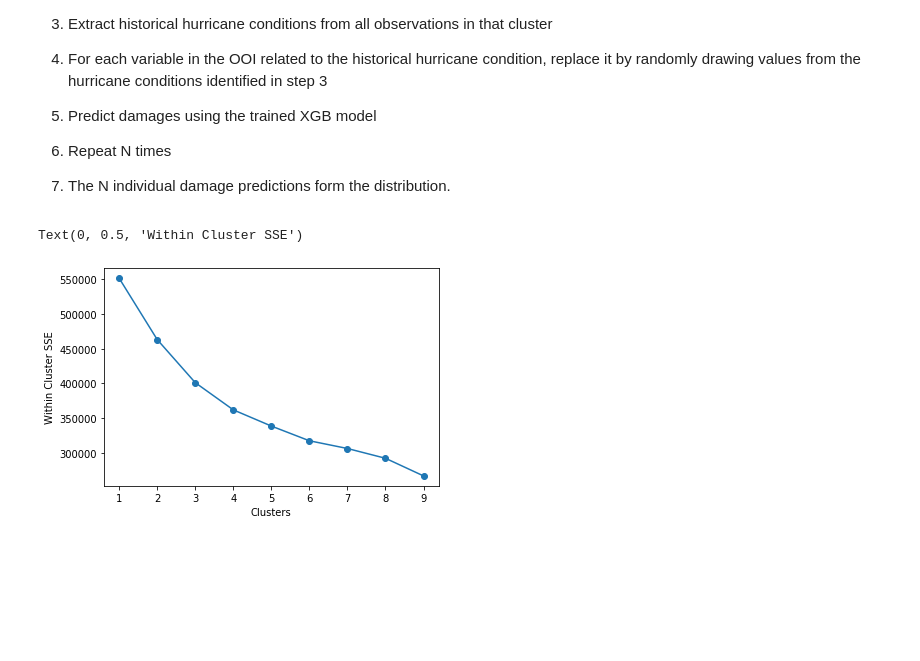
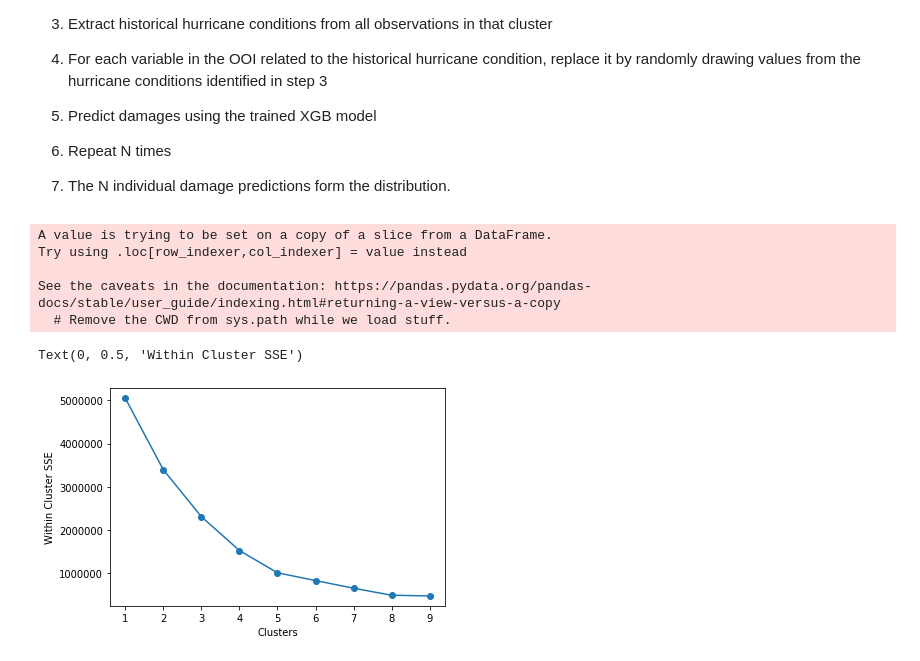
Before and after one commit to dylan-turner25/hurricaneDamagePredictions, a Jupyter notebook: xgb_training_nfip.ipynb, the cells around one changed output. Saved outputs shown, nothing was run; the diff lists cells and outputs as text; code cells hidden in the pictures; blank space fills up the shorter version.

```diff
--- a/xgb_training_nfip.ipynb
+++ b/xgb_training_nfip.ipynb
@@ -77,13 +69,13 @@ memory usage: 414.5+ MB
 # %%
 # keep observations from the nfip claims data set
 #train only on major hurricane (cat 3 or greater)
-data = data[data['max_hurr_cat']>=3]
+data = data_full[data_full['max_hurr_cat']>=3]
 data.describe()
 
 # dropping missing target variable
 data.dropna(axis=0, inplace=True)
 data.describe()
 
-#data.describe()
+data.describe()
 #data.info()
 # %% [output]
@@ -100,6 +96,6 @@ data.describe()
 # %%
 # define prediction target (y) and features (x)
-target = 'flood_structure_claim'
+target = 'flood_structure_claim_adj2020'
 y = data[[target]]
 x = data[["storm_dist","tot_precip","vmax_sust","vmax_gust",
               "sust_dur","coastal_state","coastal_county",
@@ -107,17 +103,30 @@ x = data[["storm_dist","tot_precip","vmax_sust","vmax_gust",
               "base_flood_elv_ft","basement","crawlspace","elevated_building",
               "a_zone","v_zone","x_zone","sfha","floors","post_firm",
               "primary_res","avg_county_home_value","assumed_home_value",
-              "assumed_home_value_censored"]]
+              "assumed_home_value_censored","latitude",'longitude']]
+
+y_full = data_full[[target]]
+x_full = data_full[["storm_dist","tot_precip","vmax_sust","vmax_gust",
+              "sust_dur","coastal_state","coastal_county",
+              "total_flood_damage_censored","freeboard_ft",
+              "base_flood_elv_ft","basement","crawlspace","elevated_building",
+              "a_zone","v_zone","x_zone","sfha","floors","post_firm",
+              "primary_res","avg_county_home_value","assumed_home_value",
+              "assumed_home_value_censored","latitude",'longitude']]
+
 
 # one hot encode categorical features
 region = pd.get_dummies(data.coastal_region, prefix='region')
 x = x.join(region)
 
+region_full = pd.get_dummies(data_full.coastal_region, prefix='region')
+x_full = x_full.join(region)
+
 #state = pd.get_dummies(data.state, prefix='state')
 #x = x.join(state)
 
 # split x_scaled into train and test
-x_train, x_test, y_train, y_test = ms.train_test_split(x, y, test_size = 0.10)
+x_train, x_test, y_train, y_test = ms.train_test_split(x, y, test_size = 0.20)
 # %%
 # run xgb model without any hyper parameter tuning
 xgb_model = xgb.XGBRegressor(objective="reg:squarederror", random_state = 25)
@@ -268,32 +265,51 @@ At this point there is a trained XGB model. The goal now is to create a distribu
 7) The N individual damage predictions form the distribution.
 # %%
 # exclude hurricane variables when clustering
-hurricane_vars = ['storm_dist','tot_precip','vmax_sust','vmax_gust','sust_dur']
+#hurricane_vars = ['storm_dist','tot_precip','vmax_sust','vmax_gust','sust_dur']
+
+# cluster only on the geographic variables
+cluster_vars = ['coastal_county','coastal_state','latitude','longitude','test_set']
+
+# combine test data with entire nfip data set
+# so that the entire nfip data set can be used
+# to draw random hurricane conditions
+x_test['test_set'] = 1
+x_full['test_set'] = 0
+
+cluster_data = x_full[cluster_vars].dropna()
+cluster_data = cluster_data.append(x_test[cluster_vars])
+
 
 # Scale the test data before trying to cluster
 scaler = StandardScaler()
-x_test_scaled = scaler.fit_transform(x_test.drop(hurricane_vars, axis = 1))
+cluster_data_scaled = scaler.fit_transform(cluster_data[cluster_vars].drop('test_set', axis = 1))
+
 
 
 # decide how many clusters to use based on "elbow method"
 distortion = [] # i.e. within cluster sse
 
 max_clusters = 10 # define max number of clusters to consider
 for k in range(1,max_clusters):
     km = KMeans(
         n_clusters=k, init='random',
         n_init=20, max_iter=500,
         tol=0.001, random_state=0
     )
-    km.fit(x_test_scaled)
+    km.fit(cluster_data_scaled)
     distortion.append(km.inertia_)
     #print(km.inertia_)
 # plot
 plt.plot(range(1, max_clusters), distortion, marker='o')
 plt.xlabel('Clusters')
 plt.ylabel('Within Cluster SSE')
 # %% [output]
-Text(0, 0.5, 'Within Cluster SSE')
+A value is trying to be set on a copy of a slice from a DataFrame.
+Try using .loc[row_indexer,col_indexer] = value instead
+
+See the caveats in the documentation: https://pandas.pydata.org/pandas-docs/stable/user_guide/indexing.html#returning-a-view-versus-a-copy
+  # Remove the CWD from sys.path while we load stuff.
+Text(0, 0.5, 'Within Cluster SSE')
-[figure, old version]
+[figure, new version]
 # %%
 # Pick the number of clusters to use
```
Also changed, not shown: parts of 13 cells of this notebook, 1 other file.
